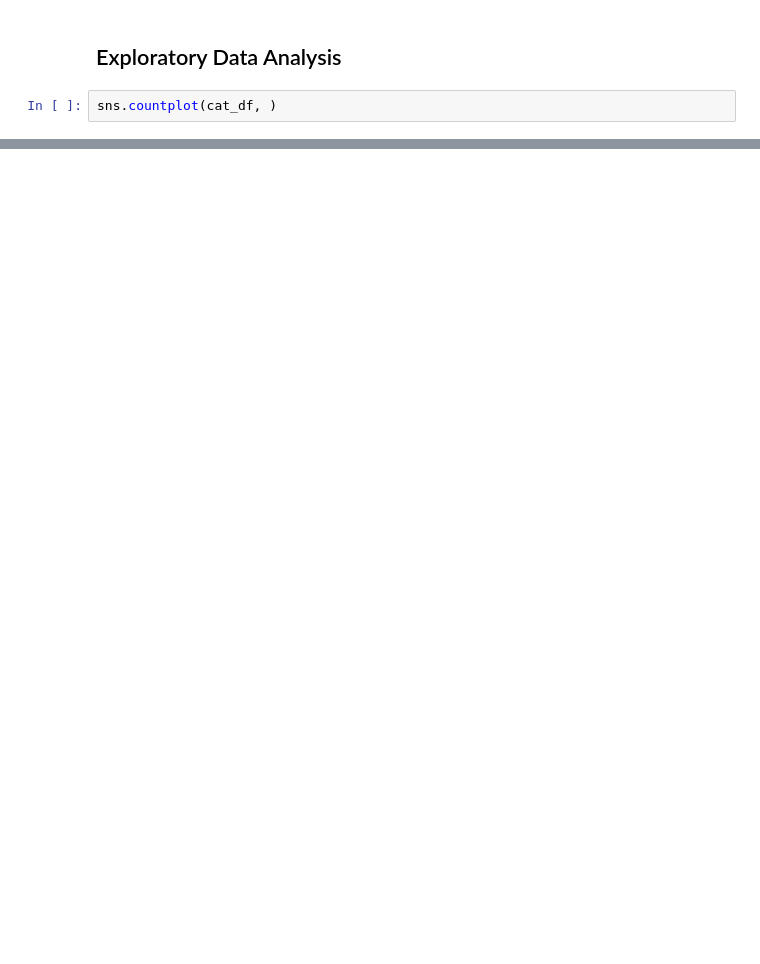
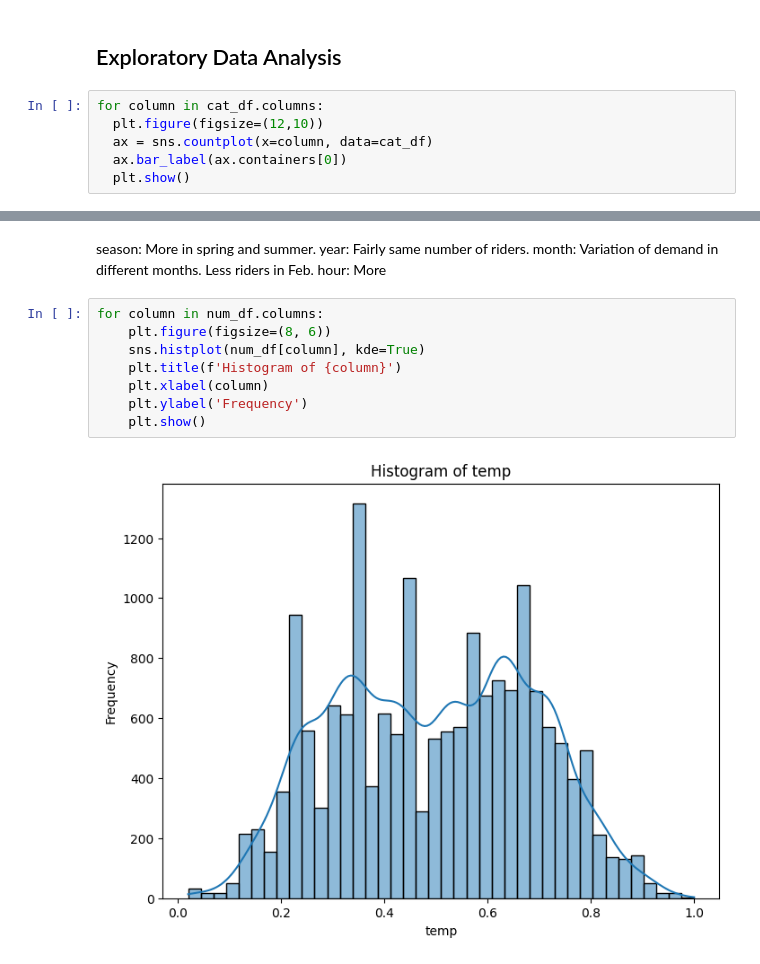
Before and after one commit to tramplingh/Machine-Learning-Projects, a Jupyter notebook: bikeSharing/jupyter.ipynb, the cells around one changed output, grey strips where cells are left out. Saved outputs shown, nothing was run; the diff lists cells and outputs as text; blank space fills up the shorter version.

```diff
--- a/bikeSharing/jupyter.ipynb
+++ b/bikeSharing/jupyter.ipynb
@@ -108,4 +108,8 @@ num_df.head()
 # %% [markdown]
 ## Exploratory Data Analysis
 # %%
-sns.countplot(cat_df, )
+for column in cat_df.columns:
+  plt.figure(figsize=(12,10))
+  ax = sns.countplot(x=column, data=cat_df)
+  ax.bar_label(ax.containers[0])
+  plt.show()
@@ -111,0 +125,15 @@ sns.countplot(cat_df, )
+# %% [markdown]
+season: More in spring and summer.
+year: Fairly same number of riders.
+month: Variation of demand in different months. Less riders in Feb.
+hour: More
+# %%
+for column in num_df.columns:
+    plt.figure(figsize=(8, 6))
+    sns.histplot(num_df[column], kde=True)
+    plt.title(f'Histogram of {column}')
+    plt.xlabel(column)
+    plt.ylabel('Frequency')
+    plt.show()
+# %% [output]
+[figure, added]
```
Also changed, not shown: parts of 5 cells of this notebook.
